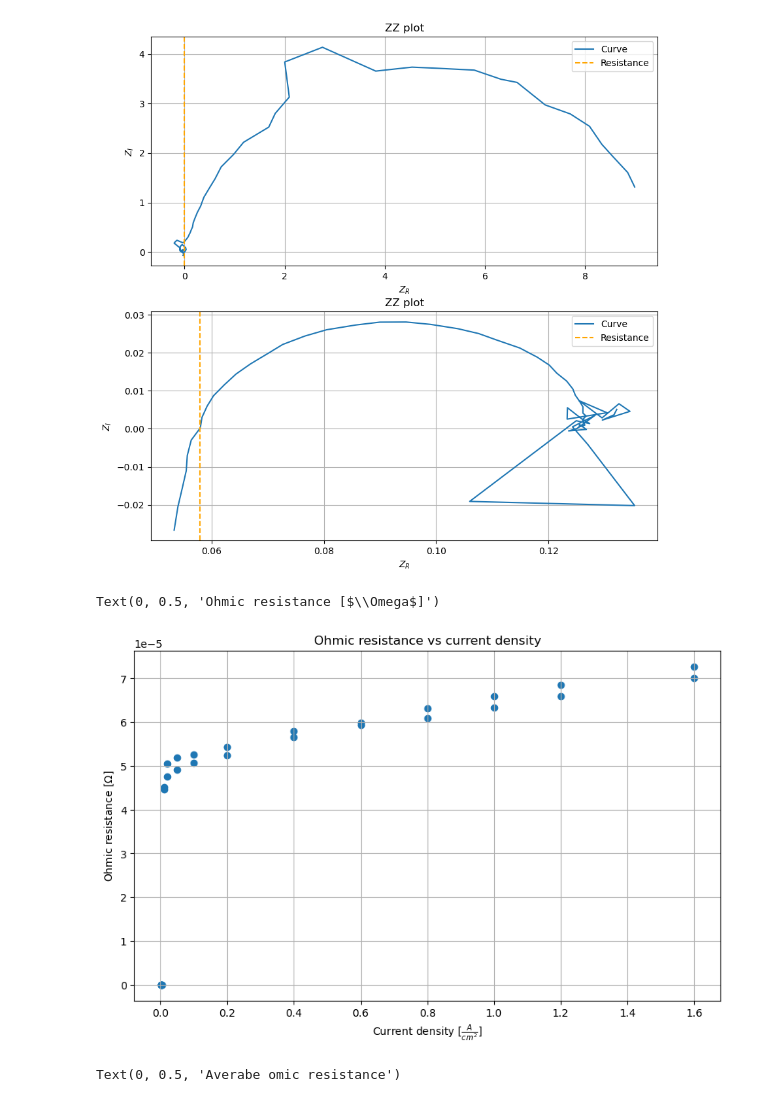
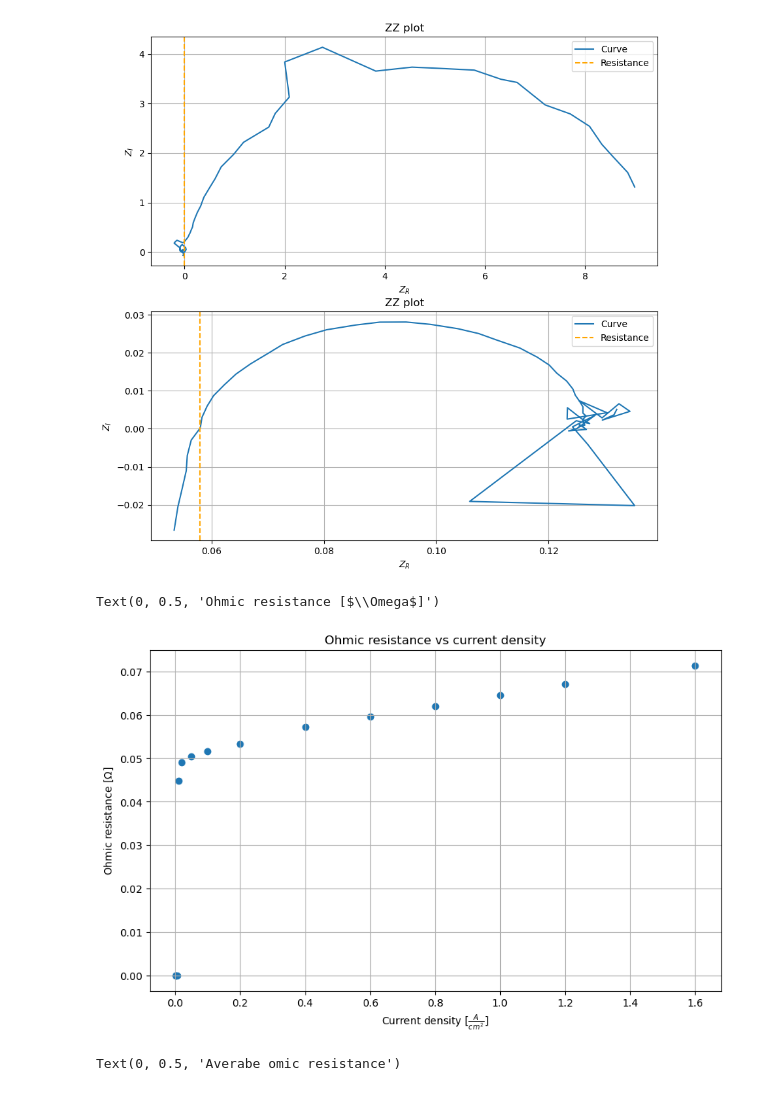
Before and after one commit to flexepticon/DBL_energy, a Jupyter notebook: Python scripts/File for graphs.ipynb, the cells around one changed output. Saved outputs shown, nothing was run; the diff lists cells and outputs as text; code cells hidden in the pictures.

```diff
--- a/Python scripts/File for graphs.ipynb
+++ b/Python scripts/File for graphs.ipynb
@@ -59,14 +59,14 @@ for i in range(len(data)):
 [figure]
 # %%
 fig, ax = plt.subplots(figsize = (10, 6))
-ax.scatter(A.currents_ZZ, A.rs/1000)
+ax.scatter(A.JR_dataframe['J'], A.JR_dataframe['R'])
 ax.grid()
 ax.set_title('Ohmic resistance vs current density')
 ax.set_xlabel('Current density [$\\frac{A}{cm^2}$]')
 ax.set_ylabel('Ohmic resistance [$\\Omega$]')
 # %% [output]
 Text(0, 0.5, 'Ohmic resistance [$\\Omega$]')
-[figure, old version]
+[figure, new version]
 # %%
 plt.plot(A.JR_dataframe['J'], A.JR_dataframe['R'])
 plt.grid()
```
Also changed, not shown: parts of 1 cell of this notebook, 3 other files.
